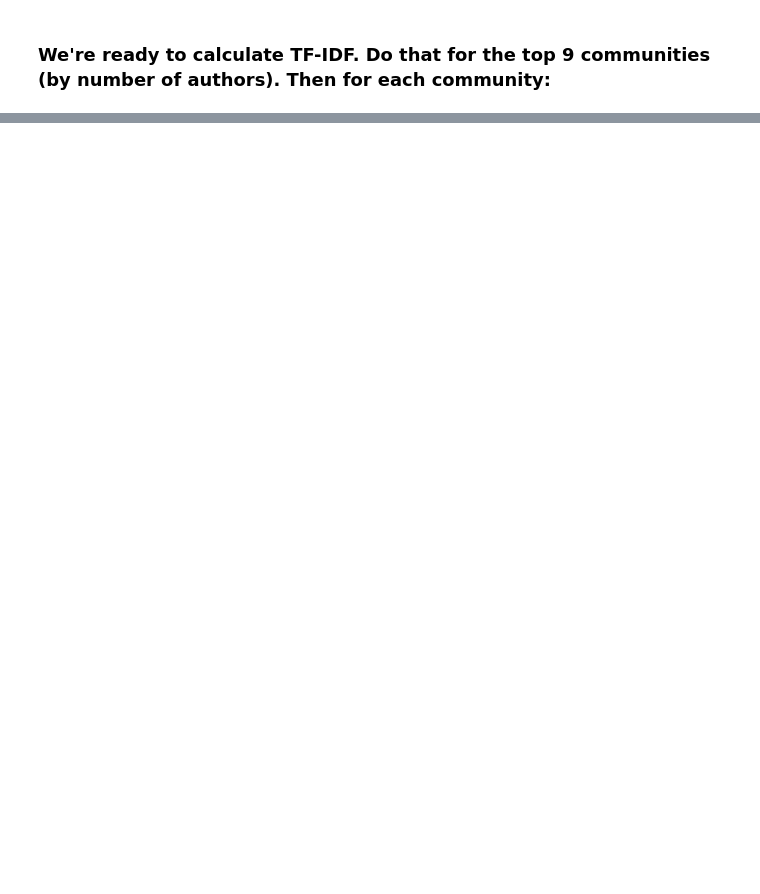
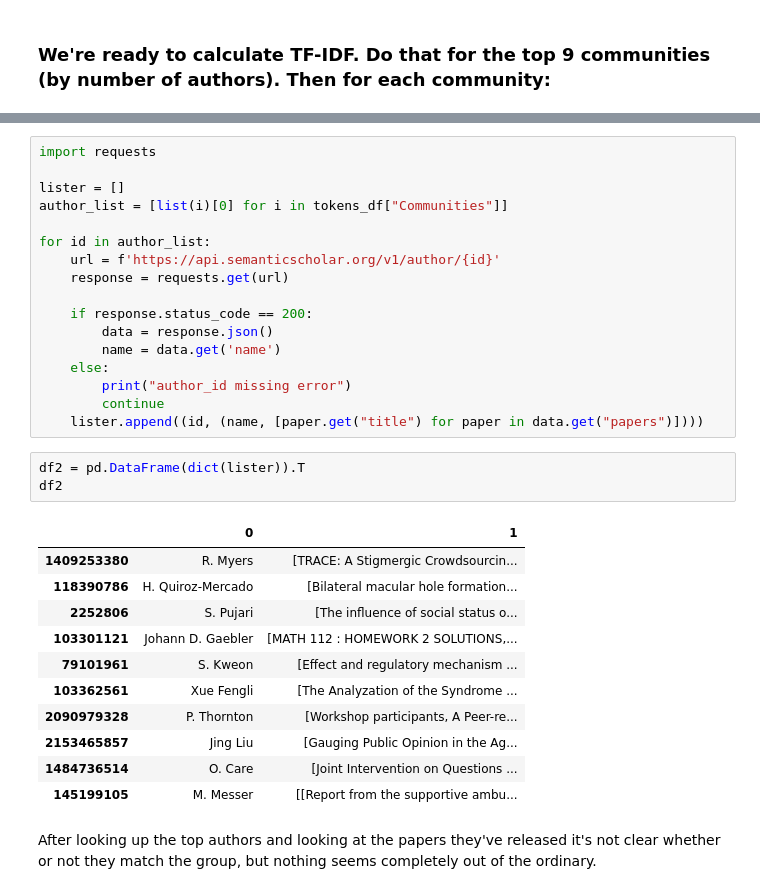
Before and after one commit to FabianScott/ComSoc, a Jupyter notebook: Assignment2/Assignment2.ipynb, the cells around one changed output, grey strips where cells are left out. Saved outputs shown, nothing was run; the diff lists cells and outputs as text; blank space fills up the shorter version.

```diff
--- a/Assignment2/Assignment2.ipynb
+++ b/Assignment2/Assignment2.ipynb
@@ -780,0 +940,34 @@ display("These are the top 3 authors (by degree):")
+# %%
+import requests
+
+lister = []
+author_list = [list(i)[0] for i in tokens_df["Communities"]]
+
+for id in author_list:
+    url = f'https://api.semanticscholar.org/v1/author/{id}'
+    response = requests.get(url)
+
+    if response.status_code == 200:
+        data = response.json()
+        name = data.get('name')
+    else:
+        print("author_id missing error")
+        continue
+    lister.append((id, (name, [paper.get("title") for paper in data.get("papers")])))
+# %%
+df2 = pd.DataFrame(dict(lister)).T
+df2
+# %% [output]
+|  | 0 | 1 |
+| 1409253380 | R. Myers | [TRACE: A Stigmergic Crowdsourcin... |
+| 118390786 | H. Quiroz-Mercado | [Bilateral macular hole formation... |
+| 2252806 | S. Pujari | [The influence of social status o... |
+| 103301121 | Johann D. Gaebler | [MATH 112 : HOMEWORK 2 SOLUTIONS,... |
+| 79101961 | S. Kweon | [Effect and regulatory mechanism ... |
+| 103362561 | Xue Fengli | [The Analyzation of the Syndrome ... |
+| 2090979328 | P. Thornton | [Workshop participants, A Peer-re... |
+| 2153465857 | Jing Liu | [Gauging Public Opinion in the Ag... |
+| 1484736514 | O. Care | [Joint Intervention on Questions ... |
+| 145199105 | M. Messer | [[Report from the supportive ambu... |
+# %% [markdown]
+After looking up the top authors and looking at the papers they've released it's not clear whether or not they match the group, but nothing seems completely out of the ordinary.
```
Also changed, not shown: parts of 27 cells of this notebook, 3 other files.
